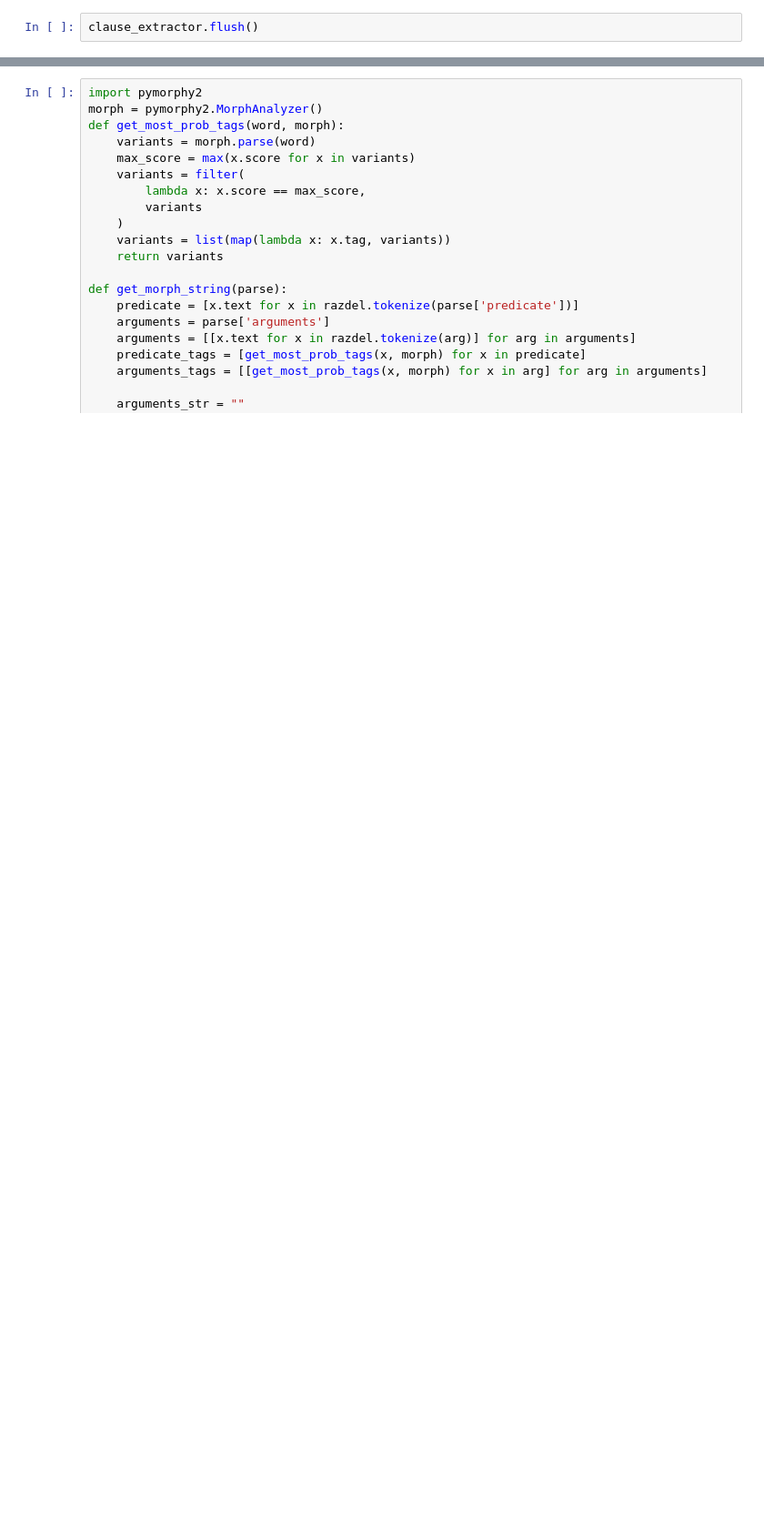
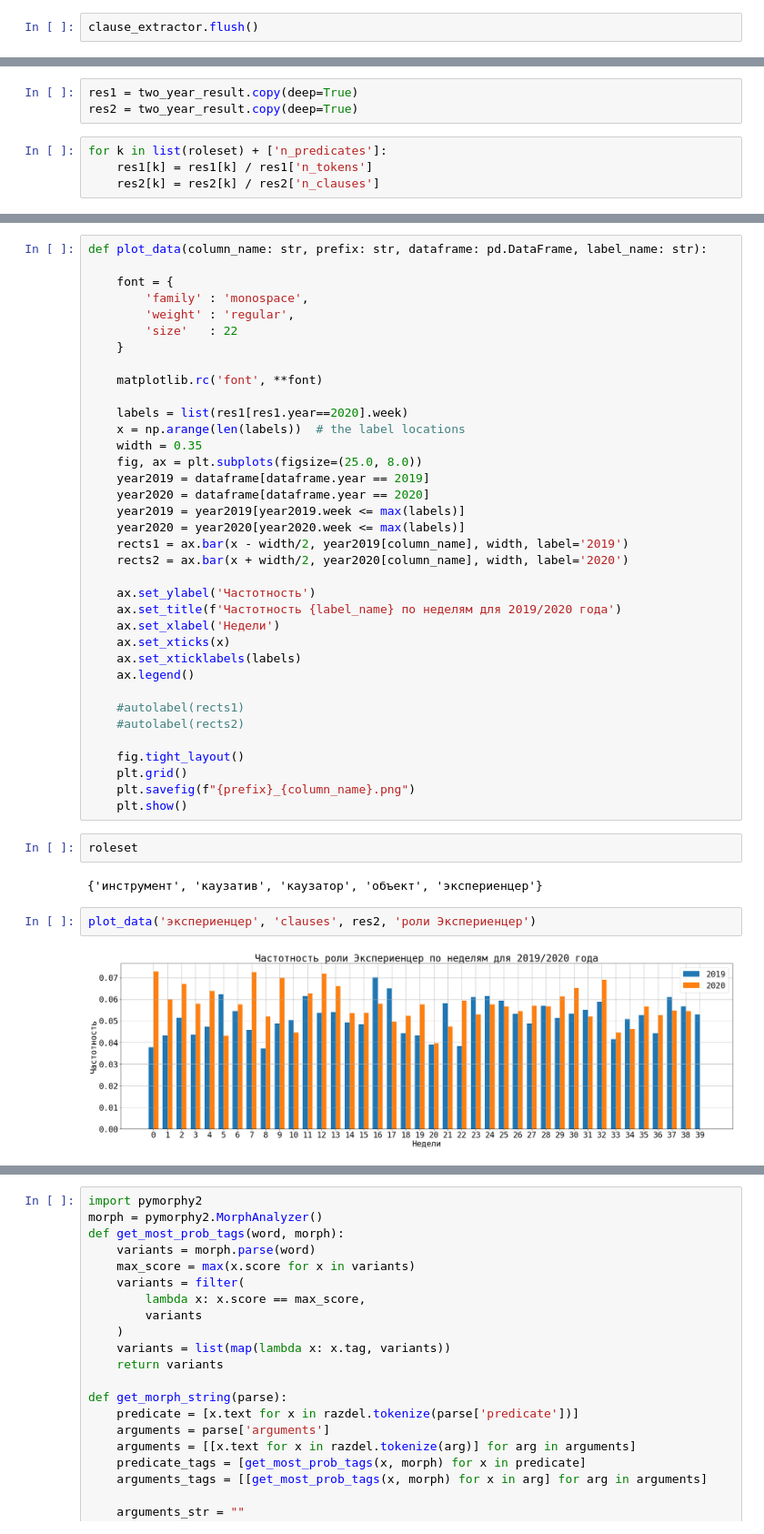
Before and after one commit to Rexhaif/sementic_role_labeler, a Jupyter notebook: experiments/srl_demo.ipynb, the cells around one changed output, grey strips where cells are left out. Shown at 91% size. Drawn from its saved outputs; the diff is of its cells as text; blank space fills up the shorter version.

```diff
--- a/experiments/srl_demo.ipynb
+++ b/experiments/srl_demo.ipynb
@@ -677,0 +781,7 @@ def tag2str(tag):
+# %%
+res1 = two_year_result.copy(deep=True)
+res2 = two_year_result.copy(deep=True)
+# %%
+for k in list(roleset) + ['n_predicates']:
+    res1[k] = res1[k] / res1['n_tokens']
+    res2[k] = res2[k] / res2['n_clauses']
@@ -677,0 +819,44 @@ def tag2str(tag):
+# %%
+def plot_data(column_name: str, prefix: str, dataframe: pd.DataFrame, label_name: str):
+
+    font = {
+        'family' : 'monospace',
+        'weight' : 'regular',
+        'size'   : 22
+    }
+
+    matplotlib.rc('font', **font)
+
+    labels = list(res1[res1.year==2020].week)
+    x = np.arange(len(labels))  # the label locations
+    width = 0.35
+    fig, ax = plt.subplots(figsize=(25.0, 8.0))
+    year2019 = dataframe[dataframe.year == 2019]
+    year2020 = dataframe[dataframe.year == 2020]
+    year2019 = year2019[year2019.week <= max(labels)]
+    year2020 = year2020[year2020.week <= max(labels)]
+    rects1 = ax.bar(x - width/2, year2019[column_name], width, label='2019')
+    rects2 = ax.bar(x + width/2, year2020[column_name], width, label='2020')
+
+    ax.set_ylabel('Частотность')
+    ax.set_title(f'Частотность {label_name} по неделям для 2019/2020 года')
+    ax.set_xlabel('Недели')
+    ax.set_xticks(x)
+    ax.set_xticklabels(labels)
+    ax.legend()
+
+    #autolabel(rects1)
+    #autolabel(rects2)
+
+    fig.tight_layout()
+    plt.grid()
+    plt.savefig(f"{prefix}_{column_name}.png")
+    plt.show()
+# %%
+roleset
+# %% [output]
+{'инструмент', 'каузатив', 'каузатор', 'объект', 'экспериенцер'}
+# %%
+plot_data('экспериенцер', 'clauses', res2, 'роли Экспериенцер')
+# %% [output]
+[figure, added]
```
Also changed, not shown: parts of 58 cells of this notebook, 1 other file.
